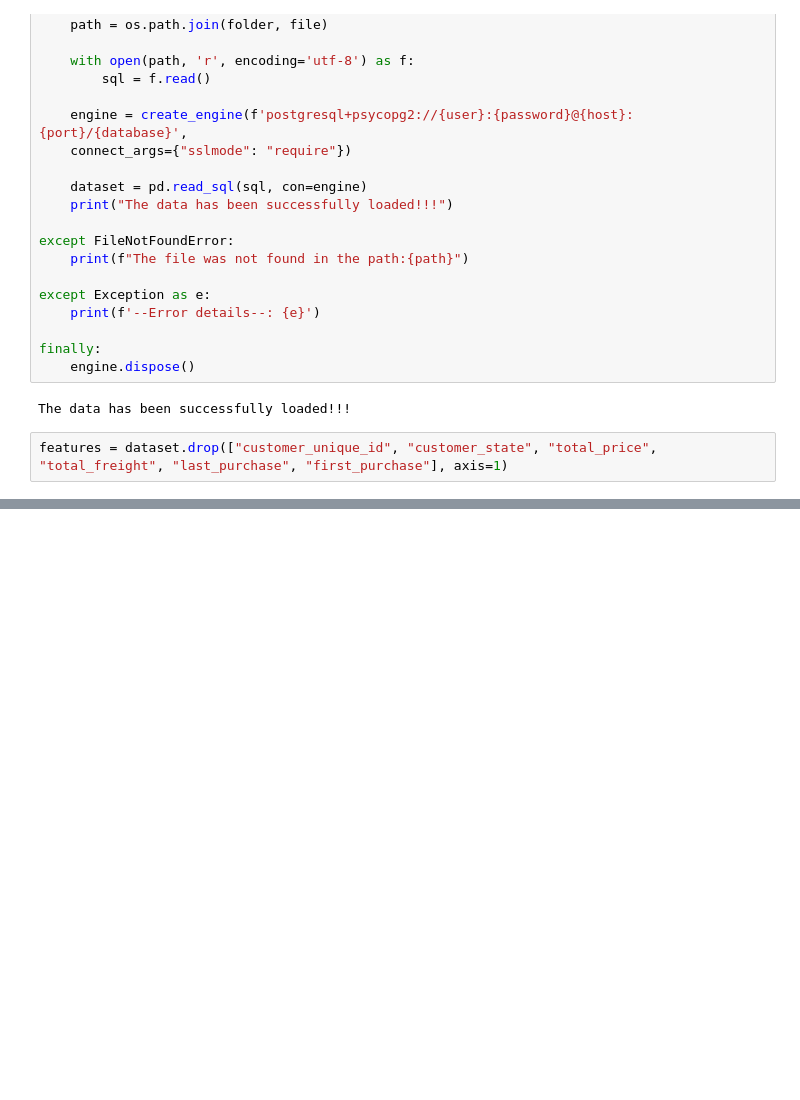
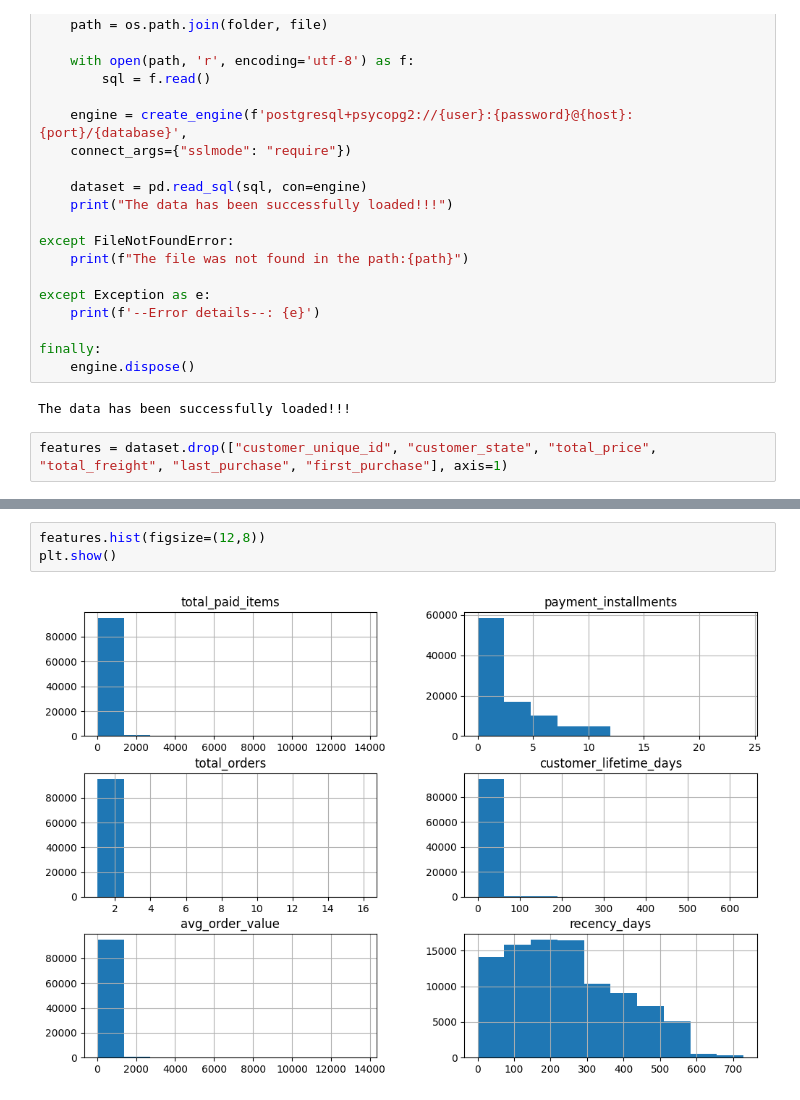
Before and after one commit to ferrettijaime-cmd/Professional_portfolio, a Jupyter notebook: Churn_and_Marketing_Analytics/Script_Python/customer_classification.ipynb, the cells around one changed output, grey strips where cells are left out. Saved outputs shown, nothing was run; the diff lists cells and outputs as text; blank space fills up the shorter version.

```diff
--- a/Churn_and_Marketing_Analytics/Script_Python/customer_classification.ipynb
+++ b/Churn_and_Marketing_Analytics/Script_Python/customer_classification.ipynb
@@ -58,0 +93,5 @@ features
+# %%
+features.hist(figsize=(12,8))
+plt.show()
+# %% [output]
+[figure, added]
```
Also changed, not shown: parts of 24 cells of this notebook.
